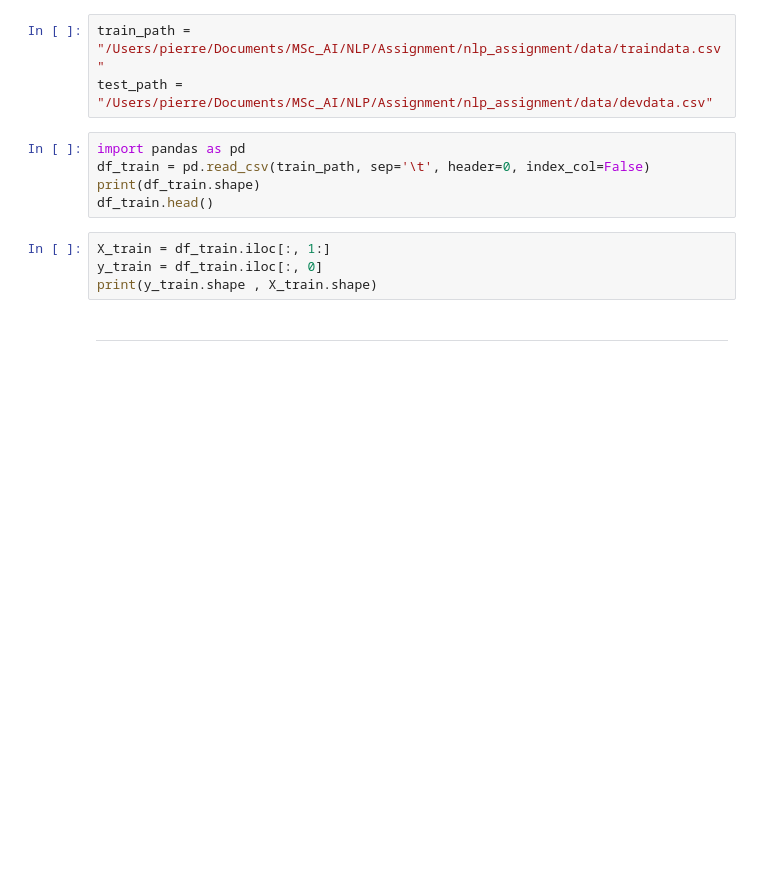
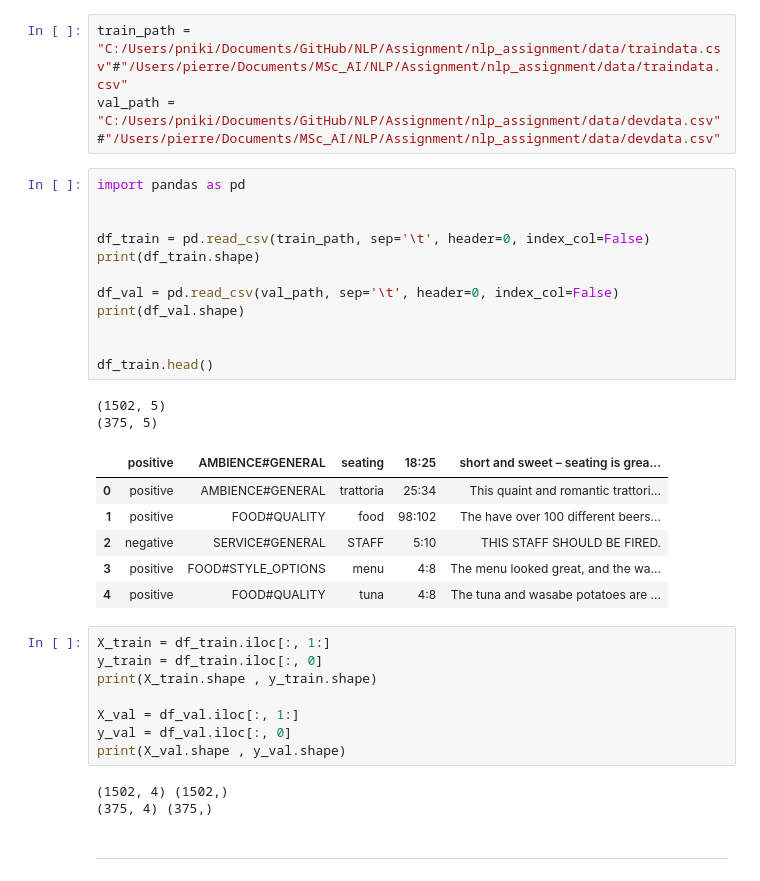
Before and after one commit to pnikitits/NLP, a Jupyter notebook: Assignment/nlp_assignment/test.ipynb, the cells around one changed output. Cells and saved outputs as stored; diff of their text form; blank space fills up the shorter version.

```diff
--- a/Assignment/nlp_assignment/test.ipynb
+++ b/Assignment/nlp_assignment/test.ipynb
@@ -1,15 +1,38 @@
 # %%
-train_path = "/Users/pierre/Documents/MSc_AI/NLP/Assignment/nlp_assignment/data/traindata.csv"
-test_path = "/Users/pierre/Documents/MSc_AI/NLP/Assignment/nlp_assignment/data/devdata.csv"
+train_path = "C:/Users/pniki/Documents/GitHub/NLP/Assignment/nlp_assignment/data/traindata.csv"#"/Users/pierre/Documents/MSc_AI/NLP/Assignment/nlp_assignment/data/traindata.csv"
+val_path = "C:/Users/pniki/Documents/GitHub/NLP/Assignment/nlp_assignment/data/devdata.csv"#"/Users/pierre/Documents/MSc_AI/NLP/Assignment/nlp_assignment/data/devdata.csv"
 # %%
 import pandas as pd
+
+
 df_train = pd.read_csv(train_path, sep='\t', header=0, index_col=False)
 print(df_train.shape)
+
+df_val = pd.read_csv(val_path, sep='\t', header=0, index_col=False)
+print(df_val.shape)
+
+
 df_train.head()
+# %% [output]
+(1502, 5)
+(375, 5)
+|  | positive | AMBIENCE#GENERAL | seating | 18:25 | short and sweet – seating is grea... |
+| 0 | positive | AMBIENCE#GENERAL | trattoria | 25:34 | This quaint and romantic trattori... |
+| 1 | positive | FOOD#QUALITY | food | 98:102 | The have over 100 different beers... |
+| 2 | negative | SERVICE#GENERAL | STAFF | 5:10 | THIS STAFF SHOULD BE FIRED. |
+| 3 | positive | FOOD#STYLE_OPTIONS | menu | 4:8 | The menu looked great, and the wa... |
+| 4 | positive | FOOD#QUALITY | tuna | 4:8 | The tuna and wasabe potatoes are ... |
 # %%
 X_train = df_train.iloc[:, 1:]
 y_train = df_train.iloc[:, 0]
-print(y_train.shape , X_train.shape)
+print(X_train.shape , y_train.shape)
+
+X_val = df_val.iloc[:, 1:]
+y_val = df_val.iloc[:, 0]
+print(X_val.shape , y_val.shape)
+# %% [output]
+(1502, 4) (1502,)
+(375, 4) (375,)
 # %% [markdown]
 ---
 # %%
```
Also changed, not shown: parts of 9 cells of this notebook, 1 other file.
